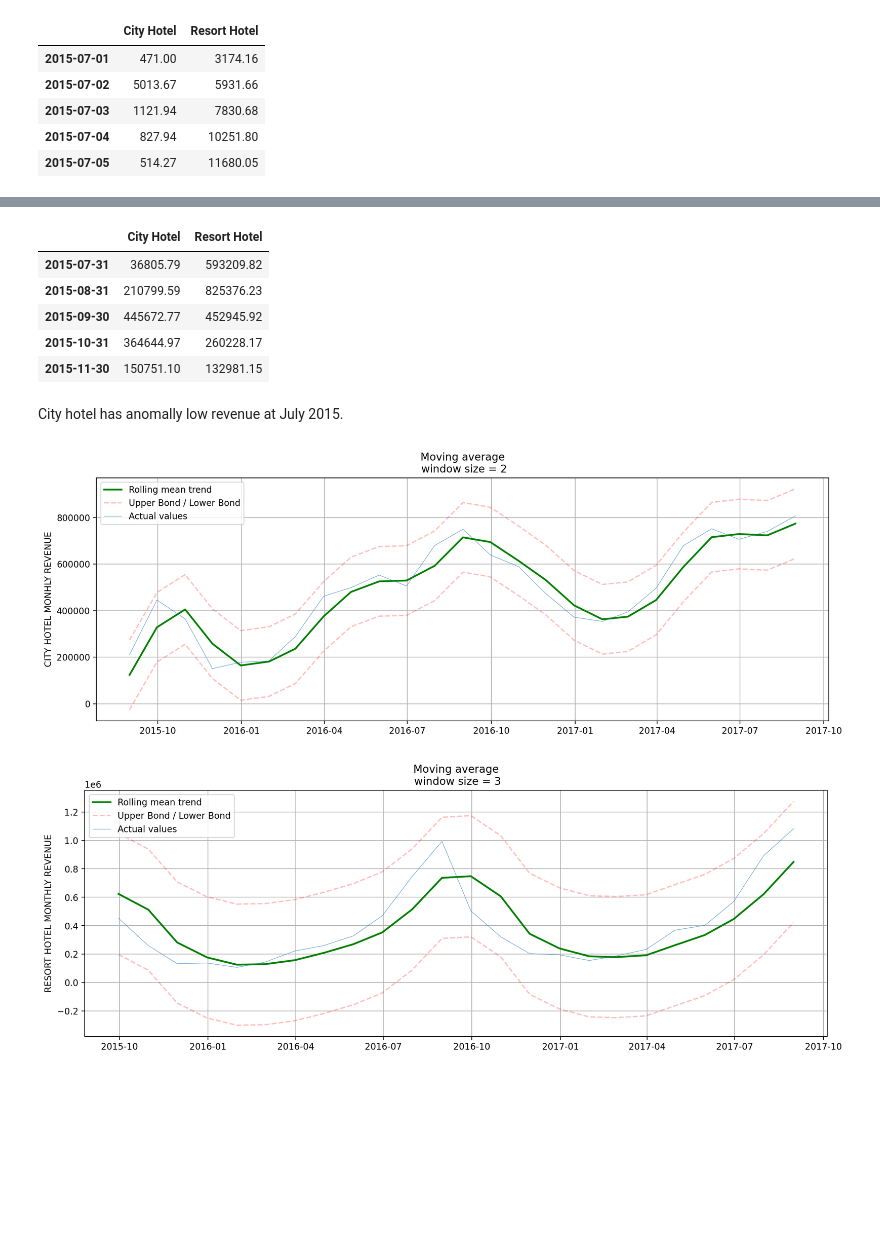
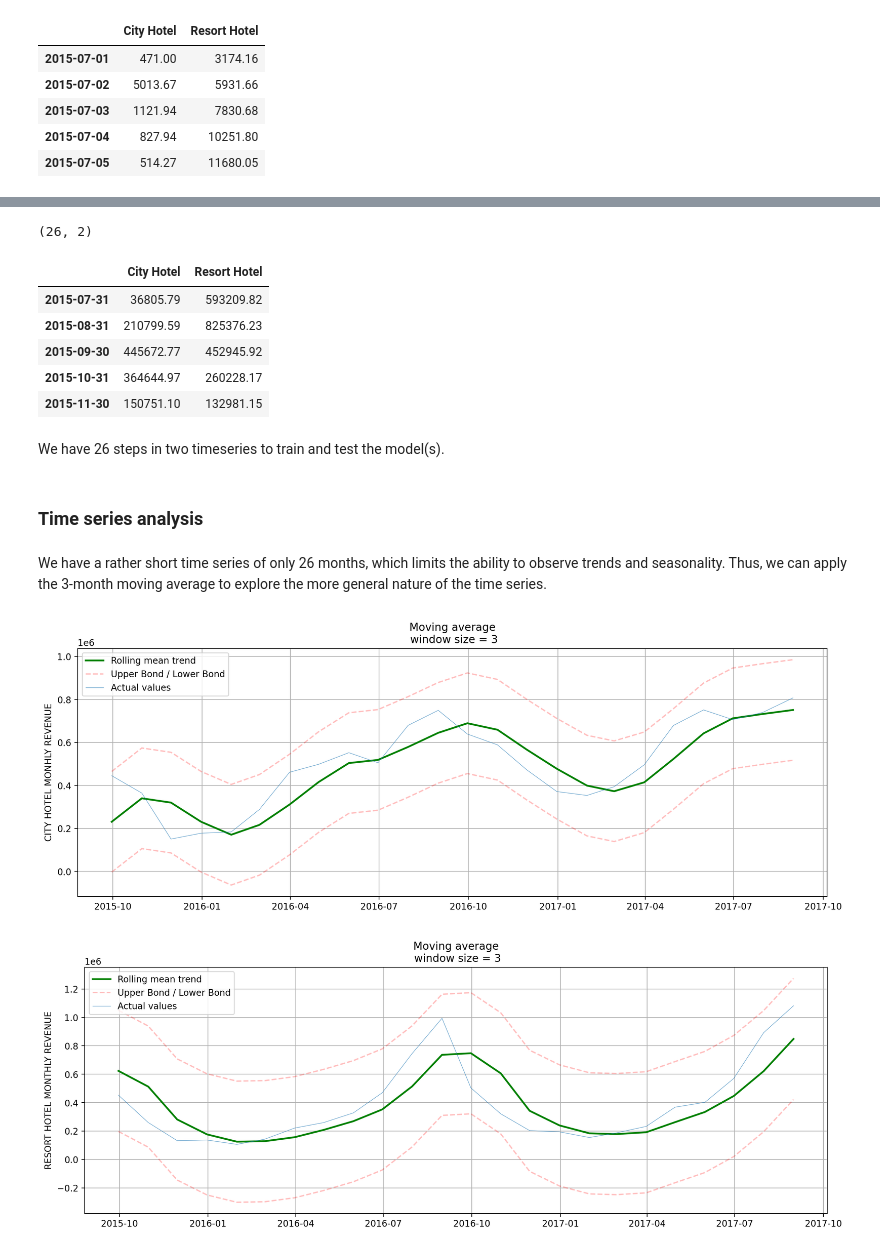
Before and after one commit to dimdasci/rolling-forecast, a Jupyter notebook: notebooks/rolling-forecast.ipynb, the cells around one changed output, grey strips where cells are left out. Cells and saved outputs as stored; diff of their text form; code cells hidden in the pictures; blank space fills up the shorter version.

Commit message:
models training and evaluation

```diff
--- a/notebooks/rolling-forecast.ipynb
+++ b/notebooks/rolling-forecast.ipynb
@@ -344,7 +662,9 @@ Let's focus on columns related to revenue in direct way.
 df = data[[
     'arrival_date', 'reservation_status_date', 'hotel', 'adr', 'total_nights',
     'is_canceled', 'deposit_type', 'reservation_status'
-]]
+]].copy()
+
+del(data)
 # %% [markdown]
 ### General Overview
 # %%
@@ -484,5 +831,7 @@ We define `start_date` and `number_of_days` as a starting point of time series a
 # %%
-start_date = df.arrival_date.min()
-number_of_days = (df.arrival_date.max() - start_date).days + 1
-start_date.date(), number_of_days
+START_DATE = df.arrival_date.min()
+END_DATE = df.arrival_date.max()
+NUMBER_OF_DAYS = (df.arrival_date.max() - START_DATE).days + 1
+
+START_DATE.date(), END_DATE.date(), NUMBER_OF_DAYS
 # %% [output]
@@ -522,14 +881,14 @@ True
 # %%
 revenue_stream = dict()
-for hotel in ['City Hotel', 'Resort Hotel']:
+for hotel in HOTELS_LIST:
     revenue_stream[hotel] = calculate_daily_revenue_stream(
         data=df[df.hotel == hotel],
-        n_days=number_of_days,
-        start_date=start_date)
+        n_days=NUMBER_OF_DAYS,
+        start_date=START_DATE)
 # %%
 revenue_stream = pd.DataFrame(revenue_stream,
-                              index=pd.date_range(start=start_date,
-                                                  periods=number_of_days))
+                              index=pd.date_range(start=START_DATE,
+                                                  periods=NUMBER_OF_DAYS))
 # %%
 revenue_stream.head()
 # %% [output]
@@ -542,23 +921,29 @@ revenue_stream.head()
 # %%
 revenue_stream = revenue_stream.resample('1M').sum()
+print(revenue_stream.shape)
 revenue_stream.head()
 # %% [output]
+(26, 2)
 |  | City Hotel | Resort Hotel |
 | 2015-07-31 | 36805.79 | 593209.82 |
 | 2015-08-31 | 210799.59 | 825376.23 |
 | 2015-09-30 | 445672.77 | 452945.92 |
 | 2015-10-31 | 364644.97 | 260228.17 |
 | 2015-11-30 | 150751.10 | 132981.15 |
-# %% [markdown]
-City hotel has anomally low revenue at July 2015.
+# %% [markdown]
+We have 26 steps in two timeseries to train and test the model(s).
+# %% [markdown]
+### Time series analysis
+# %% [markdown]
+We have a rather short time series of only 26 months, which limits the ability to observe trends and seasonality. Thus, we can apply the 3-month moving average to explore the more general nature of the time series.
 # %%
 plotMovingAverage(revenue_stream.drop('Resort Hotel', axis=1),
-                  2,
+                  3,
                   plot_intervals=True,
                   plot_anomalies=True,
                   ylabel="City Hotel Monhly Revenue".upper())
 # %% [output]
-[figure, old version]
+[figure, new version]
 # %%
 plotMovingAverage(revenue_stream.drop('City Hotel', axis=1),
                   3,
```
Also changed, not shown: parts of 155 cells of this notebook.
